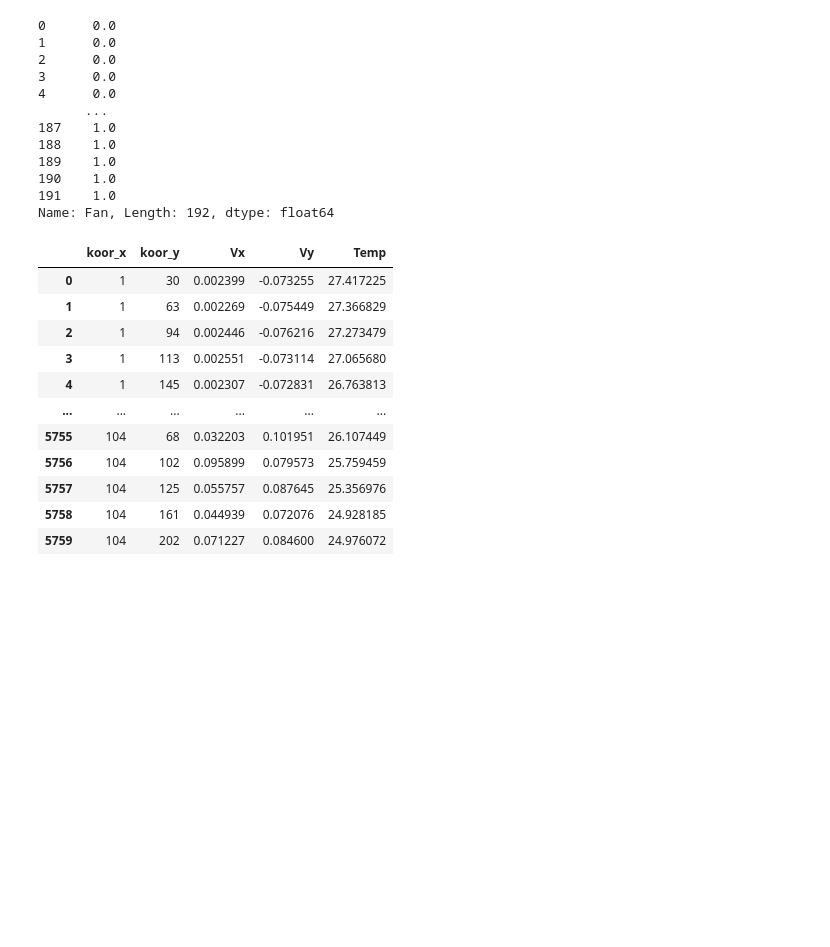
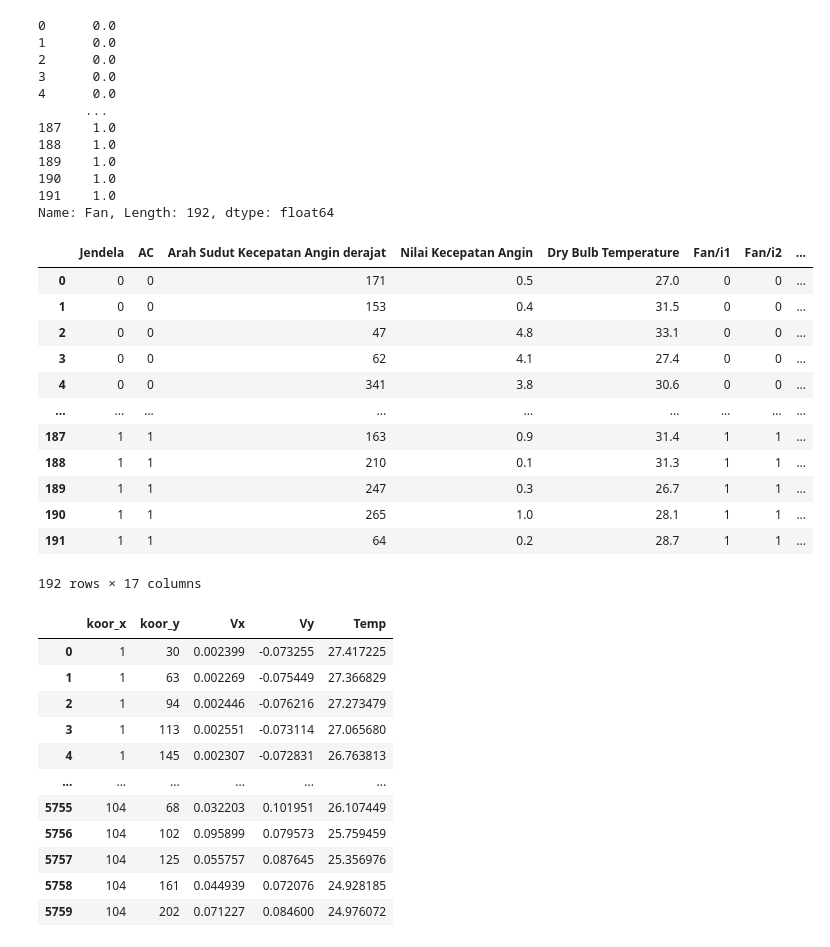
Before and after one commit to yfhkucing/experiment_bms, a Jupyter notebook: model_temp_30.ipynb, the cells around one changed output. Saved outputs shown, nothing was run; the diff lists cells and outputs as text; code cells hidden in the pictures; blank space fills up the shorter version.

```diff
--- a/model_temp_30.ipynb
+++ b/model_temp_30.ipynb
@@ -21,6 +21,22 @@ feature.pop('Fan')
 190    1.0
 191    1.0
 Name: Fan, Length: 192, dtype: float64
+# %%
+feature
+# %% [output]
+|  | Jendela | AC | Arah Sudut Kecepatan Angin derajat | Nilai Kecepatan Angin | Dry Bulb Temperature | Fan/i1 | Fan/i2 | ... |
+| 0 | 0 | 0 | 171 | 0.5 | 27.0 | 0 | 0 | ... |
+| 1 | 0 | 0 | 153 | 0.4 | 31.5 | 0 | 0 | ... |
+| 2 | 0 | 0 | 47 | 4.8 | 33.1 | 0 | 0 | ... |
+| 3 | 0 | 0 | 62 | 4.1 | 27.4 | 0 | 0 | ... |
+| 4 | 0 | 0 | 341 | 3.8 | 30.6 | 0 | 0 | ... |
+| ... | ... | ... | ... | ... | ... | ... | ... | ... |
+| 187 | 1 | 1 | 163 | 0.9 | 31.4 | 1 | 1 | ... |
+| 188 | 1 | 1 | 210 | 0.1 | 31.3 | 1 | 1 | ... |
+| 189 | 1 | 1 | 247 | 0.3 | 26.7 | 1 | 1 | ... |
+| 190 | 1 | 1 | 265 | 1.0 | 28.1 | 1 | 1 | ... |
+| 191 | 1 | 1 | 64 | 0.2 | 28.7 | 1 | 1 | ... |
+192 rows × 17 columns
 # %%
 label
 # %% [output]
```
Also changed, not shown: parts of 11 cells of this notebook.
